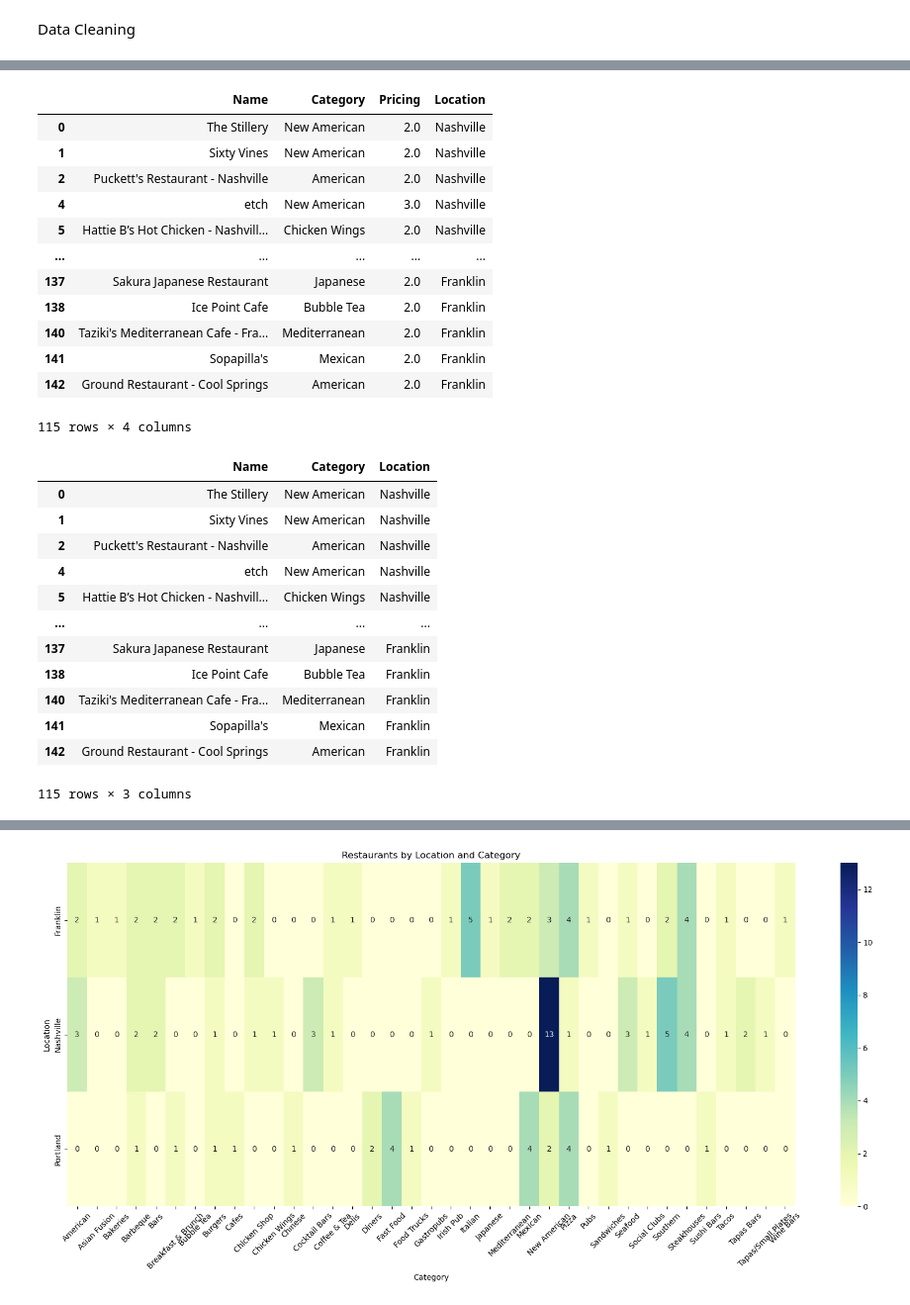
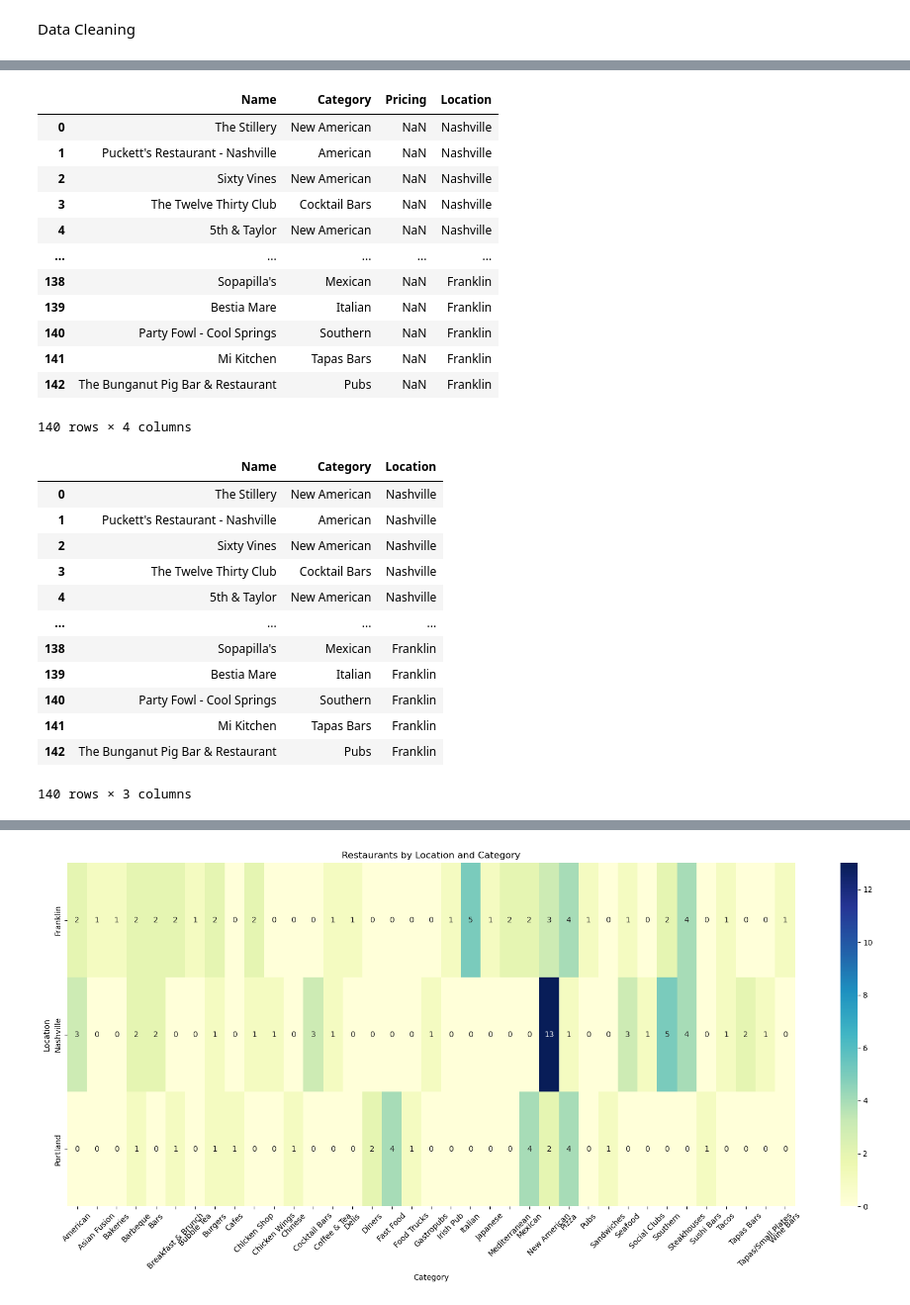
Before and after one commit to caelwillis/group-3-proj-3, a Jupyter notebook: yelp_api.ipynb, the cells around one changed output, grey strips where cells are left out. Shown: that part at 99% size. Cells and saved outputs as stored; diff of their text form; code cells hidden in the pictures.

```diff
--- a/yelp_api.ipynb
+++ b/yelp_api.ipynb
@@ -262,31 +262,31 @@ merged_data
 # %%
 #Adding Franklin DataFrame
 
 Franklin_Resaurant['Location']="Franklin"
 
 restaurant_Category=pd.merge(merged_data, Franklin_Resaurant, how='outer')
 
 #Drop Duplicate Name data
 restaurant_Category = restaurant_Category.drop_duplicates(subset='Name')
 
 #Dropping empty data
-restaurant_Category = restaurant_Category.dropna(subset=['Pricing'])
+#restaurant_Category = restaurant_Category.dropna(subset=['Pricing'])
 
 restaurant_Category
 # %% [output]
 |  | Name | Category | Pricing | Location |
-| 0 | The Stillery | New American | 2.0 | Nashville |
-| 1 | Sixty Vines | New American | 2.0 | Nashville |
-| 2 | Puckett's Restaurant - Nashville | American | 2.0 | Nashville |
-| 4 | etch | New American | 3.0 | Nashville |
-| 5 | Hattie B’s Hot Chicken - Nashvill... | Chicken Wings | 2.0 | Nashville |
+| 0 | The Stillery | New American | NaN | Nashville |
+| 1 | Puckett's Restaurant - Nashville | American | NaN | Nashville |
+| 2 | Sixty Vines | New American | NaN | Nashville |
+| 3 | The Twelve Thirty Club | Cocktail Bars | NaN | Nashville |
+| 4 | 5th & Taylor | New American | NaN | Nashville |
 | ... | ... | ... | ... | ... |
-| 137 | Sakura Japanese Restaurant | Japanese | 2.0 | Franklin |
-| 138 | Ice Point Cafe | Bubble Tea | 2.0 | Franklin |
-| 140 | Taziki's Mediterranean Cafe - Fra... | Mediterranean | 2.0 | Franklin |
-| 141 | Sopapilla's | Mexican | 2.0 | Franklin |
-| 142 | Ground Restaurant - Cool Springs | American | 2.0 | Franklin |
+| 138 | Sopapilla's | Mexican | NaN | Franklin |
+| 139 | Bestia Mare | Italian | NaN | Franklin |
+| 140 | Party Fowl - Cool Springs | Southern | NaN | Franklin |
+| 141 | Mi Kitchen | Tapas Bars | NaN | Franklin |
+| 142 | The Bunganut Pig Bar & Restaurant | Pubs | NaN | Franklin |
-115 rows × 4 columns
+140 rows × 4 columns
 # %%
 #Dropping pricing column
 restaurant_Category = restaurant_Category.drop('Pricing',axis=1)
@@ -295,17 +295,17 @@ restaurant_Category
 # %% [output]
 |  | Name | Category | Location |
 | 0 | The Stillery | New American | Nashville |
-| 1 | Sixty Vines | New American | Nashville |
-| 2 | Puckett's Restaurant - Nashville | American | Nashville |
-| 4 | etch | New American | Nashville |
-| 5 | Hattie B’s Hot Chicken - Nashvill... | Chicken Wings | Nashville |
+| 1 | Puckett's Restaurant - Nashville | American | Nashville |
+| 2 | Sixty Vines | New American | Nashville |
+| 3 | The Twelve Thirty Club | Cocktail Bars | Nashville |
+| 4 | 5th & Taylor | New American | Nashville |
 | ... | ... | ... | ... |
-| 137 | Sakura Japanese Restaurant | Japanese | Franklin |
-| 138 | Ice Point Cafe | Bubble Tea | Franklin |
-| 140 | Taziki's Mediterranean Cafe - Fra... | Mediterranean | Franklin |
-| 141 | Sopapilla's | Mexican | Franklin |
-| 142 | Ground Restaurant - Cool Springs | American | Franklin |
+| 138 | Sopapilla's | Mexican | Franklin |
+| 139 | Bestia Mare | Italian | Franklin |
+| 140 | Party Fowl - Cool Springs | Southern | Franklin |
+| 141 | Mi Kitchen | Tapas Bars | Franklin |
+| 142 | The Bunganut Pig Bar & Restaurant | Pubs | Franklin |
-115 rows × 3 columns
+140 rows × 3 columns
 # %%
 #Reading Restaurant info CSV
 nashville_info=pd.read_csv("raw_data/nashville-restaurant-info.csv")
```
Also changed, not shown: parts of 13 cells of this notebook, 10 other files.
